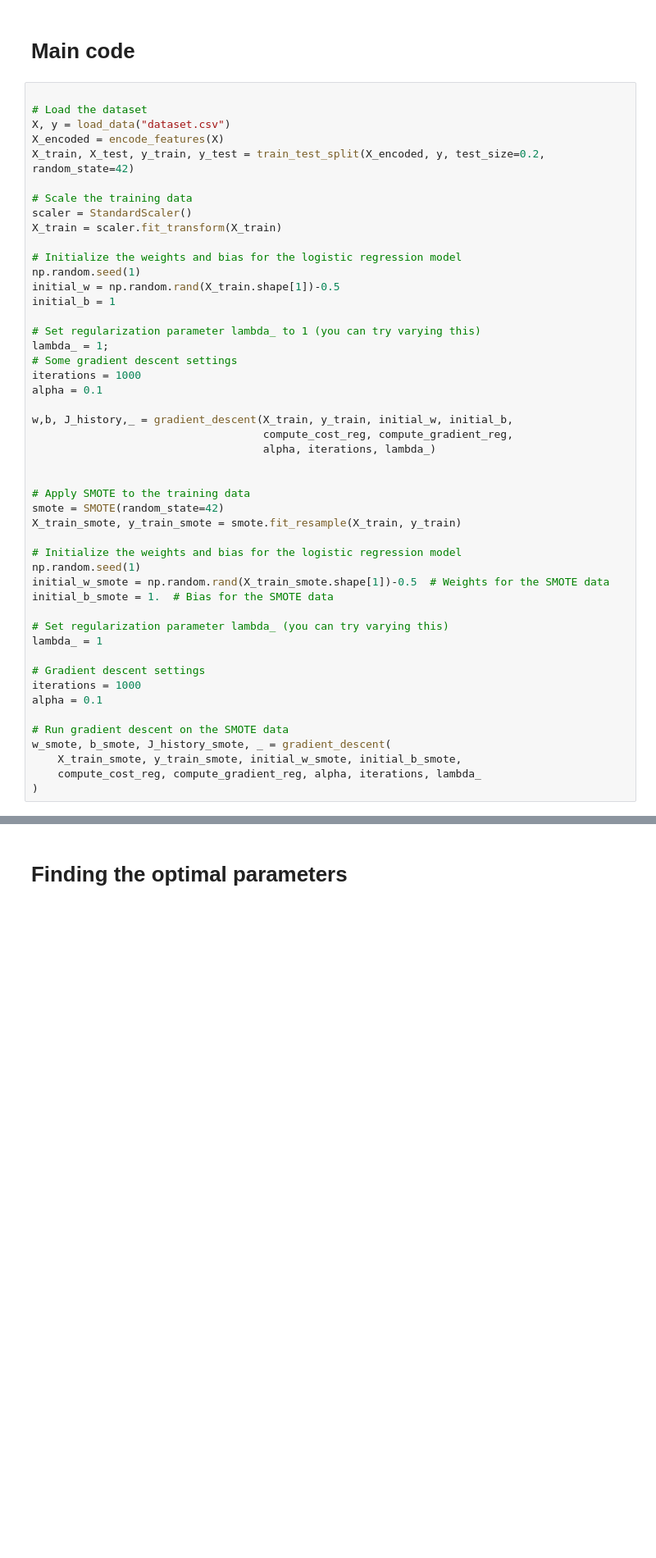
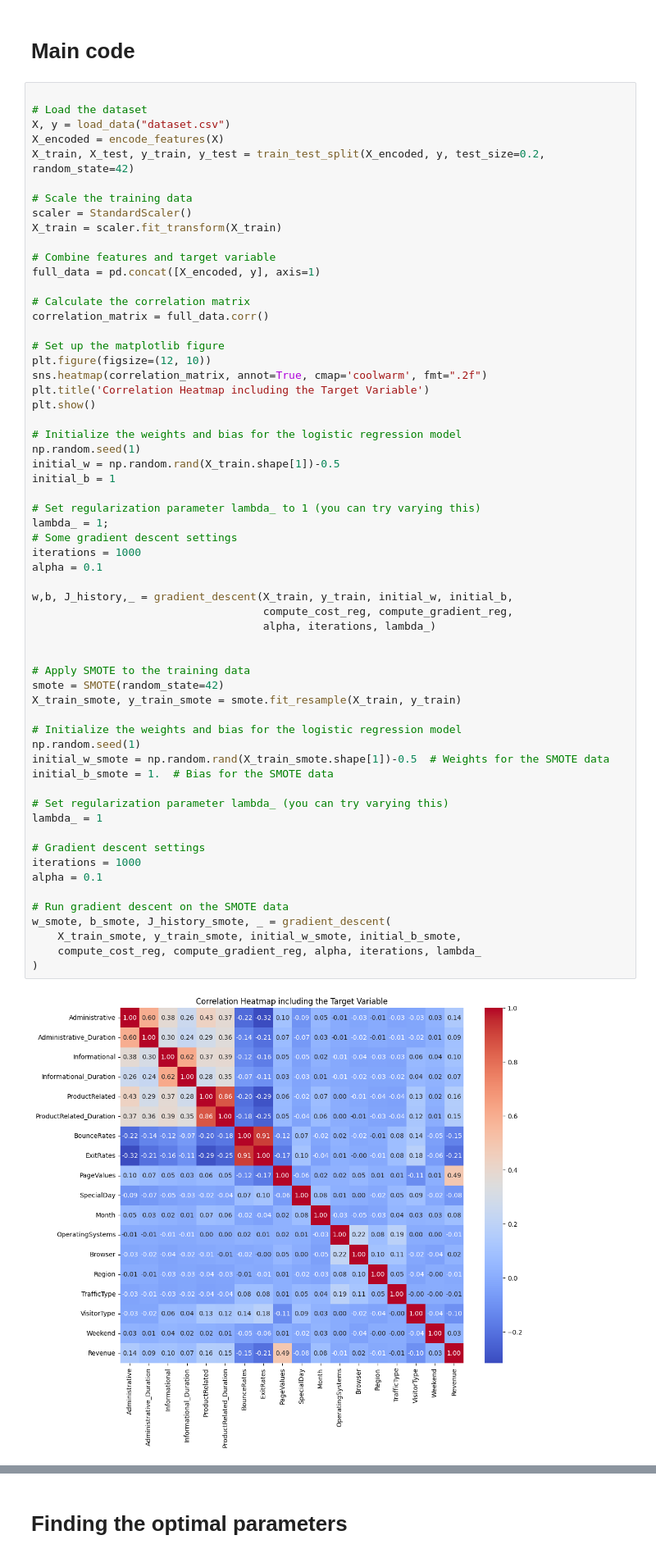
Before and after one commit to maximebellis/machinelearning, a Jupyter notebook: logisticregression.ipynb, the cells around one changed output, grey strips where cells are left out. Shown at 82% size. Drawn from its saved outputs; the diff is of its cells as text; blank space fills up the shorter version.

```diff
--- a/logisticregression.ipynb
+++ b/logisticregression.ipynb
@@ -180,6 +154,18 @@ X_train, X_test, y_train, y_test = train_test_split(X_encoded, y, test_size=0.2,
 # Scale the training data
 scaler = StandardScaler()
 X_train = scaler.fit_transform(X_train)
+
+# Combine features and target variable
+full_data = pd.concat([X_encoded, y], axis=1)
+
+# Calculate the correlation matrix
+correlation_matrix = full_data.corr()
+
+# Set up the matplotlib figure
+plt.figure(figsize=(12, 10))
+sns.heatmap(correlation_matrix, annot=True, cmap='coolwarm', fmt=".2f")
+plt.title('Correlation Heatmap including the Target Variable')
+plt.show()
 
 # Initialize the weights and bias for the logistic regression model
 np.random.seed(1)
@@ -192,33 +178,34 @@ lambda_ = 1;
 iterations = 1000
 alpha = 0.1
 
 w,b, J_history,_ = gradient_descent(X_train, y_train, initial_w, initial_b,
                                     compute_cost_reg, compute_gradient_reg,
                                     alpha, iterations, lambda_)
 
 
 # Apply SMOTE to the training data
 smote = SMOTE(random_state=42)
 X_train_smote, y_train_smote = smote.fit_resample(X_train, y_train)
 
 # Initialize the weights and bias for the logistic regression model
 np.random.seed(1)
 initial_w_smote = np.random.rand(X_train_smote.shape[1])-0.5  # Weights for the SMOTE data
 initial_b_smote = 1.  # Bias for the SMOTE data
 
 # Set regularization parameter lambda_ (you can try varying this)
 lambda_ = 1
 
 # Gradient descent settings
 iterations = 1000
 alpha = 0.1
 
 # Run gradient descent on the SMOTE data
 w_smote, b_smote, J_history_smote, _ = gradient_descent(
     X_train_smote, y_train_smote, initial_w_smote, initial_b_smote,
     compute_cost_reg, compute_gradient_reg, alpha, iterations, lambda_
 )
 # %% [output]
+[figure, added]
 Iteration    0: Cost     1.33
 Iteration  100: Cost     0.34
 Iteration  200: Cost     0.30
```
Also changed, not shown: parts of 9 cells of this notebook, 1 other file.
